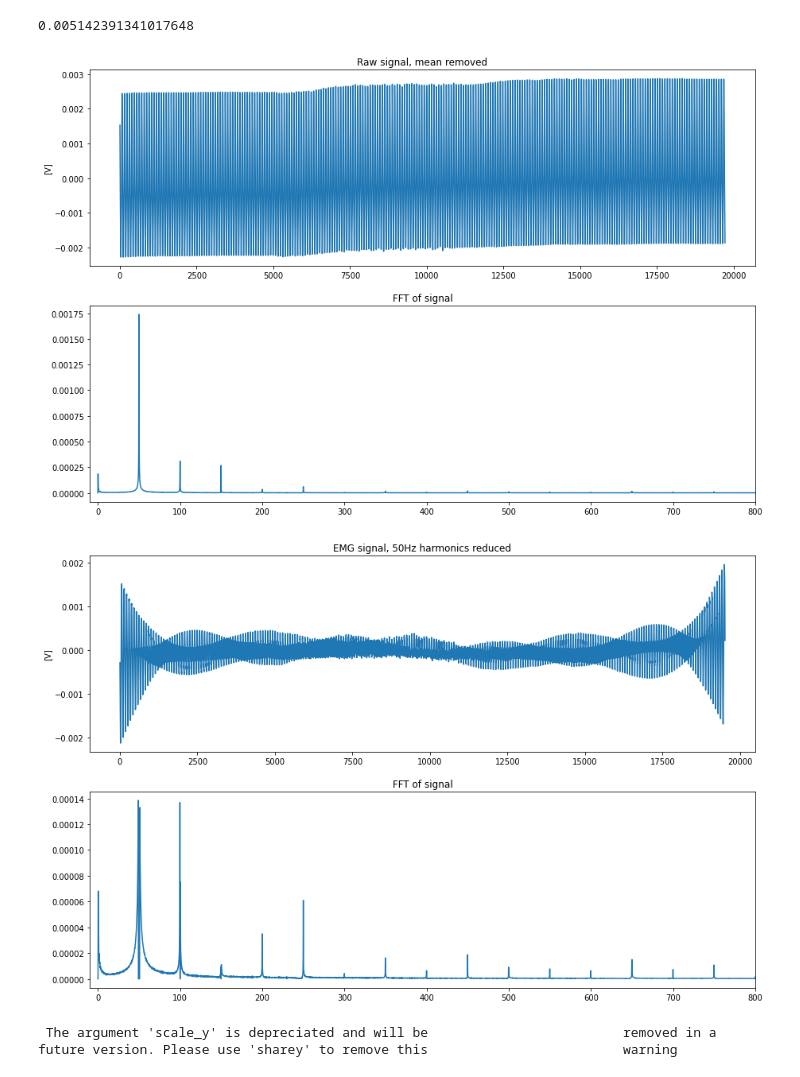
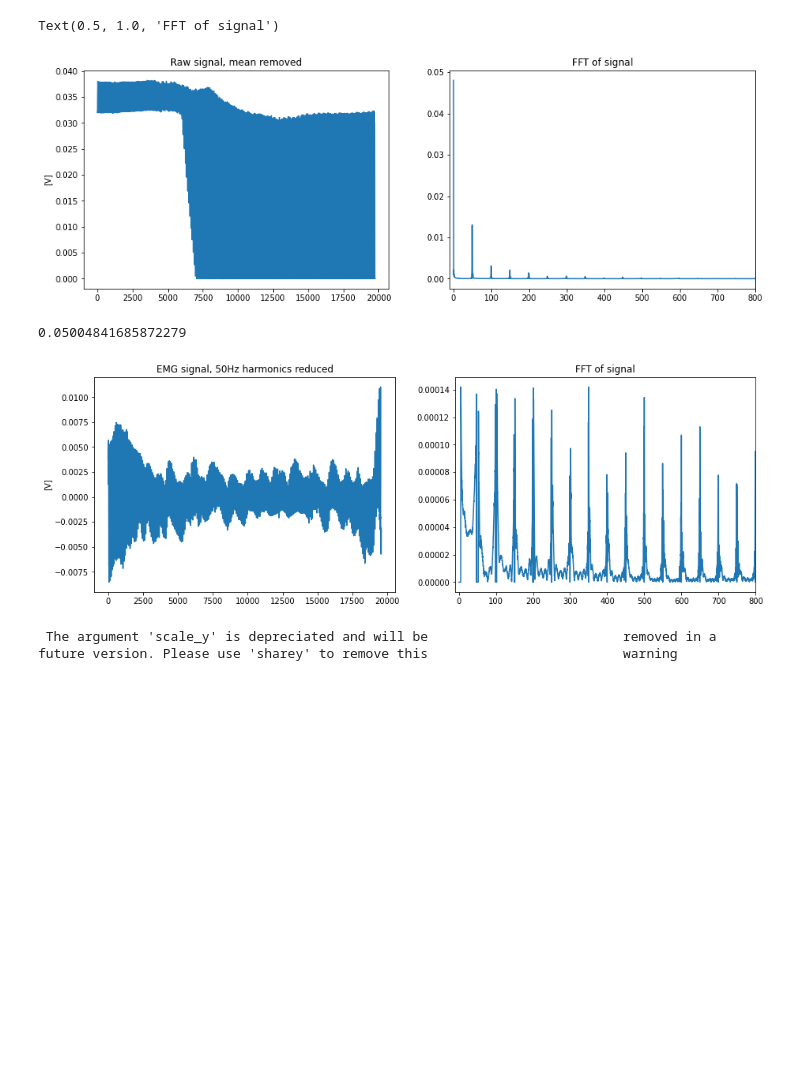
Before and after one commit to kstray/master-thesis-implementation, a Jupyter notebook: emg_processing.ipynb, the cells around one changed output. Drawn from its saved outputs; the diff is of its cells as text; code cells hidden in the pictures; blank space fills up the shorter version.

Commit message:
Add scripts for sampling offset and EMG signals

```diff
--- a/emg_processing.ipynb
+++ b/emg_processing.ipynb
@@ -159,13 +8,16 @@ array([15631247., 15634753., 15638750., ..., 20711404., 20715403.,
+# %%
+sampling_rate = 4000
+gain = 12
+v_ref = 4.5
+resolution = (2**23) - 1
 # %%
+channel_data = np.load('channel_data.npy')
 df = pd.DataFrame(data=channel_data.T).set_index(0)
-print(df)
-df *= 4.5
-df /= (2**23)-1
-df /= 24.0
+df = (df * v_ref) / resolution
+df /= gain
 df.columns = "channel_" + df.columns.astype(str)
 df.index.name = "timestamp"
 df.index -= min(df.index)
 df.index /= 10**6
-# df *= 1000000
-df.iloc[10:].multiply(1e6).plot()
+df.iloc[10:].plot()
 # %% [output]
@@ -210,55 +26,53 @@ plt.hist(df.index.to_numpy(), bins=100)
+# %%
+# Plot raw EMG signals and FFT
+y = df.channel_6
+y = y.to_numpy()
+y = y[100:]
+# y = y - y.mean()
+
+N = len(y)
+T = 1 / sampling_rate
+x = np.linspace(0.0, 1.0/(2.0*T), N//2)
+y_fft = scipy.fftpack.fft(y)
+
+fig = plt.figure(figsize=(15,5))
+plt.subplot(1, 2, 1)
+plt.plot(y)
+# plt.xlim(7000,8000)
+plt.title('Raw signal, mean removed')
+plt.ylabel('[V]')
+plt.subplot(1, 2, 2)
+plt.plot(x, 2.0/N * np.abs(y_fft[:N//2]))
+plt.xlim(-10, 800)
+plt.title('FFT of signal')
+# %% [output]
+Text(0.5, 1.0, 'FFT of signal')
+[figure, added]
 # %%
-import scipy
-from scipy import fftpack
-sampling_rate = 4000
-T = 1 / sampling_rate
-
-y = df.channel_1
-y = y.to_numpy()
-y = y[100:]
-y = y - y.mean()
-N = len(y)
-x = np.linspace(0.0, 1.0/(2.0*T), N//2)
-y_fft = scipy.fftpack.fft(y)
-
+# Remove 50Hz harmonics from spectrum and transform back to time domain
 psd = y_fft * np.conj(y_fft)/N
-
 threshold = 0.0001
 psd_idxs = psd < threshold
 psd_clean = psd * psd_idxs
 y_fft_clean = psd_idxs * y_fft
 y_clean = scipy.fftpack.ifft(y_fft_clean)
 
-y_fft = 2.0/N * np.abs(y_fft[:N//2])
-
-fig = plt.figure(figsize=(15,10))
-plt.subplot(2, 1, 1)
-plt.plot(y)
-# plt.xlim(0,3710)
-plt.title('Raw signal, mean removed')
-plt.ylabel('[V]')
-plt.subplot(2, 1, 2)
-plt.plot(x, y_fft)
-plt.xlim(-10, 800)
-plt.title('FFT of signal')
-
 y_fft_clean = 2.0/N * np.abs(y_fft_clean[:N//2])
 y_clean = y_clean[100:-100]
-fig = plt.figure(figsize=(15,10))
-plt.subplot(2, 1, 1)
+fig = plt.figure(figsize=(15,5))
+plt.subplot(1, 2, 1)
 plt.plot(y_clean)
 # plt.xlim(10200,10700)
 plt.title('EMG signal, 50Hz harmonics reduced')
 plt.ylabel('[V]')
-plt.subplot(2, 1, 2)
+plt.subplot(1, 2, 2)
 plt.plot(x, y_fft_clean)
 plt.xlim(-10, 800)
 plt.title('FFT of signal')
 y.max() - y.min()
 # %% [output]
-0.005142391341017648
+0.05004841685872279
-[figure, old version]
+[figure, new version]
-[figure, removed]
 # %%
 # EMD
 import emd
```
Also changed, not shown: parts of 13 cells of this notebook, 2 other files.
